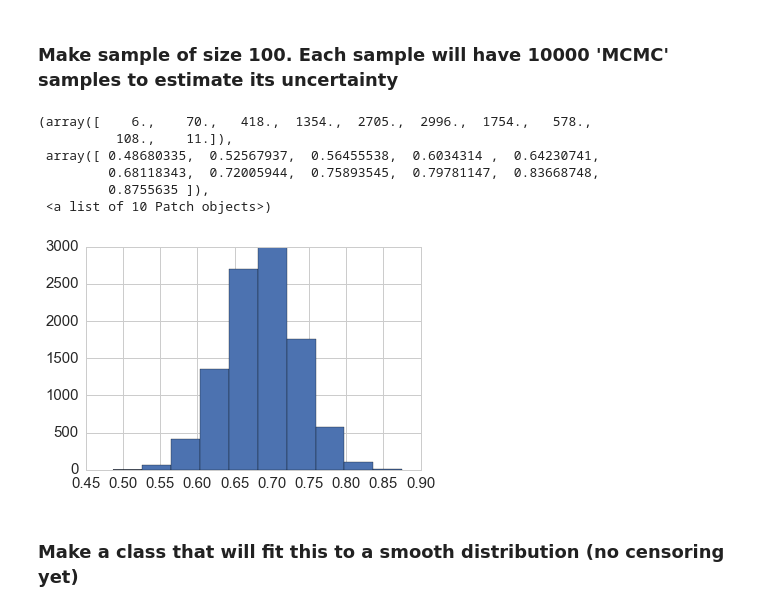
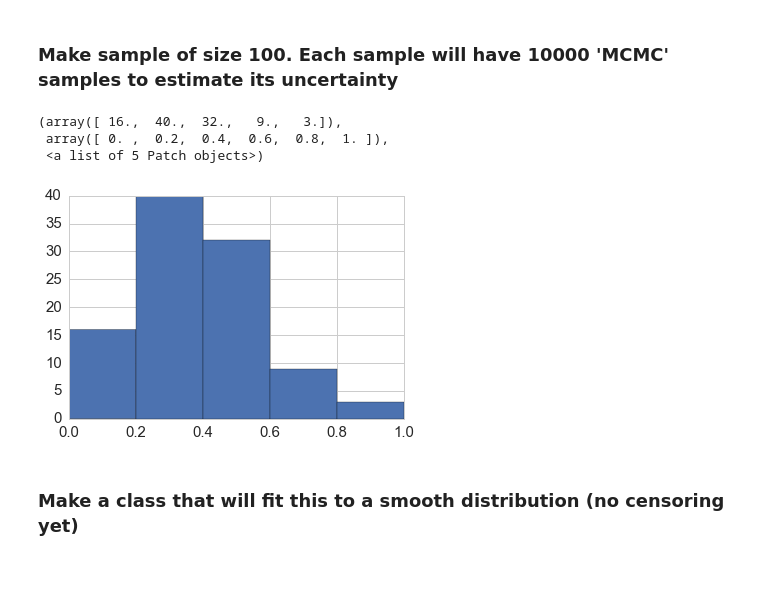
Before and after one commit to kgullikson88/BinaryInference, a Jupyter notebook: HistogramInference.ipynb, the cells around one changed output. Cells and saved outputs as stored; diff of their text form; code cells hidden in the pictures; blank space fills up the shorter version.

```diff
--- a/HistogramInference.ipynb
+++ b/HistogramInference.ipynb
@@ -31,16 +31,14 @@ b = (1 - true_q) / std
 q = np.vstack([stats.truncnorm.rvs(a=ai, b=bi, loc=true_qi, scale=std, size=10000) for ai, bi, true_qi in zip(a, b, true_q)])
 #q = np.random.normal(loc=true_q, scale=0.1, size=(10000, true_q.size)).T
 #q = np.random.chisquare(df=true_q, size=(10000, true_q.size)).T
-# %%
-plt.hist(q[10])
-# %% [output]
-(array([    6.,    70.,   418.,  1354.,  2705.,  2996.,  1754.,   578.,
-          108.,    11.]),
- array([ 0.48680335,  0.52567937,  0.56455538,  0.6034314 ,  0.64230741,
-         0.68118343,  0.72005944,  0.75893545,  0.79781147,  0.83668748,
-         0.8755635 ]),
- <a list of 10 Patch objects>)
-[figure, removed]
+# %%
+bins = np.arange(0, 1.05, 0.2)
+plt.hist(true_q, bins=bins)
+# %% [output]
+(array([ 16.,  40.,  32.,   9.,   3.]),
+ array([ 0. ,  0.2,  0.4,  0.6,  0.8,  1. ]),
+ <a list of 5 Patch objects>)
+[figure, added]
 # %% [markdown]
 ### Make a class that will fit this to a smooth distribution (no censoring yet)
 # %%
```
Also changed, not shown: parts of 31 cells of this notebook.
